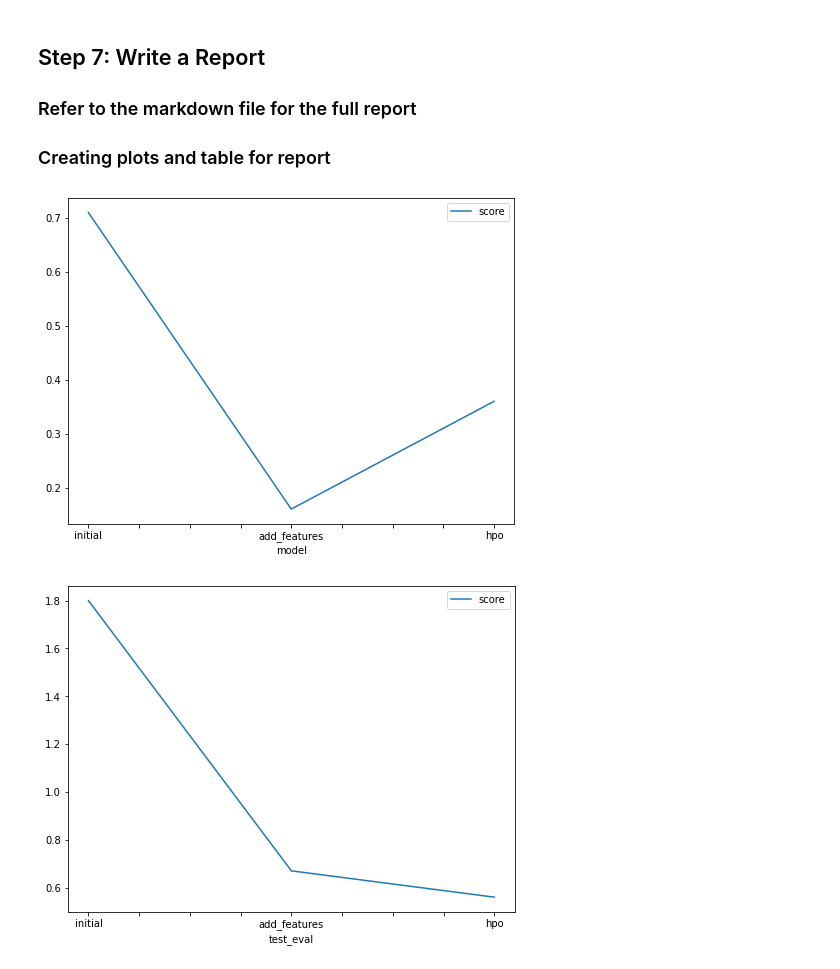
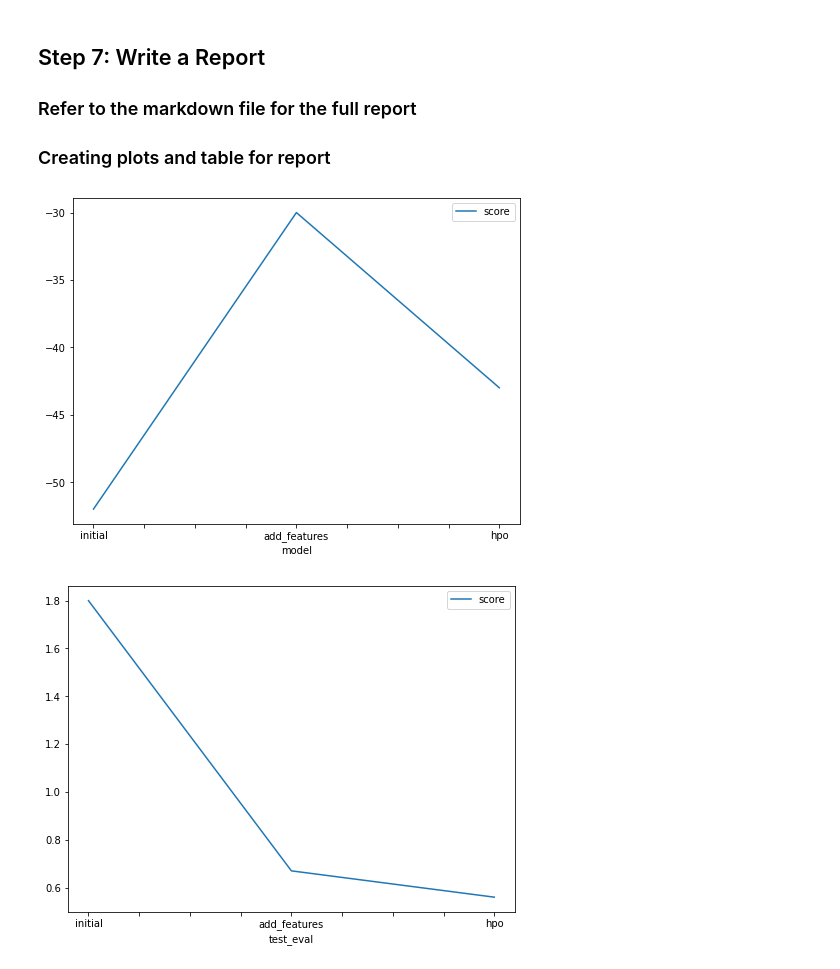
Before and after one commit to mohameda97/nd009t-c1-intro-to-ml-project-starter, a Jupyter notebook: project-template.ipynb, the cells around one changed output. Cells and saved outputs as stored; diff of their text form; code cells hidden in the pictures.

```diff
--- a/project-template.ipynb
+++ b/project-template.ipynb
@@ -667,15 +670,15 @@ submission_new_features.csv  2022-07-19 20:43:22  new features
 # %%
 # Taking the top model score from each training run and creating a line plot to show improvement
 # You can create these in the notebook and save them to PNG or use some other tool (e.g. google sheets, excel)
 fig = pd.DataFrame(
     {
         "model": ["initial", "add_features", "hpo"],
-        "score": [0.71, 0.16, 0.36]
+        "score": [-52, -30, -43]
     }
 ).plot(x="model", y="score", figsize=(8, 6)).get_figure()
-fig.savefig('img\model_train_score.png')
+fig.savefig('model_train_score.png')
 # %% [output]
-[figure, old version]
+[figure, new version]
 # %%
 # Take the 3 kaggle scores and creating a line plot to show improvement
 fig = pd.DataFrame(
```
Also changed, not shown: parts of 1 cell of this notebook, 3 other files.
